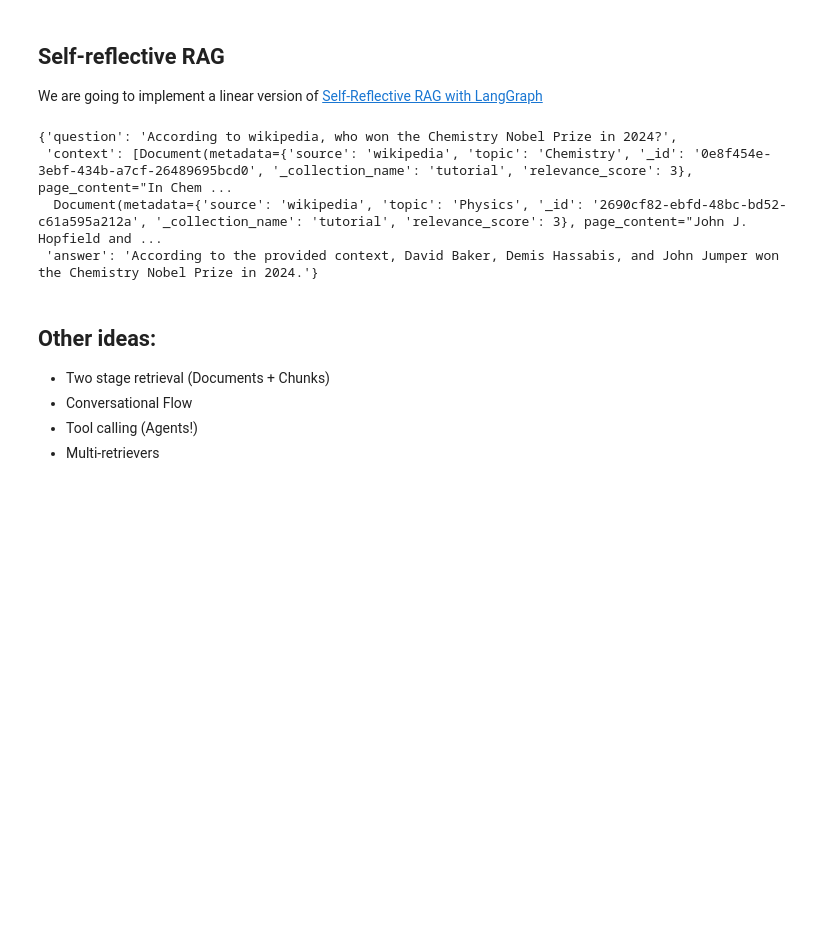
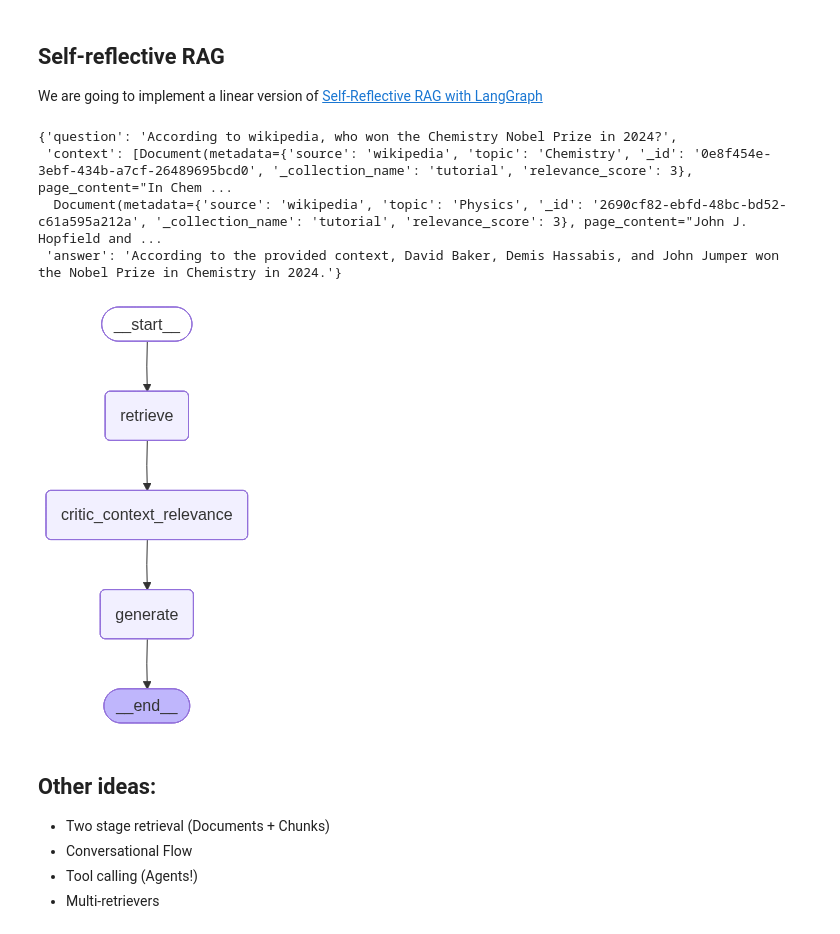
Before and after one commit to manualrg/dslab-rag-e2e, a Jupyter notebook: 06-rag-langgraph.ipynb, the cells around one changed output. Drawn from its saved outputs; the diff is of its cells as text; code cells hidden in the pictures; blank space fills up the shorter version.

```diff
--- a/06-rag-langgraph.ipynb
+++ b/06-rag-langgraph.ipynb
@@ -115,13 +118,16 @@ class State(TypedDict):
     question: str
     context: List[Document]
     answer: str
+    # messages
 
 def format_docs(docs):
     return "\n\n".join([d.page_content for d in docs])
 
 
 def retrieve(state: State):
-    retrieved_docs = vector_store.similarity_search(state["question"])
+    question = state["question"]
+    retrieved_docs = vector_store.similarity_search(question)  # List[Documents]
+
     return {"context": retrieved_docs}
 
 
@@ -130,9 +136,11 @@ def generate(state: State):
     context = state["context"]  # List(Documents)
     question = state["question"]
 
-    docs_content = format_docs(context)
+    docs_content = format_docs(context)  # str
     messages = prompt.invoke({"question": question, "context": docs_content})
     response = llm.invoke(messages)
+    # chain = prompt | llm | StrOutputParser
+    # chain.invoke(messages)
     return {"answer": response.content}
 
 
@@ -242,7 +250,6 @@ Ideas:
 
 We are going to implement a linear version of [Self-Reflective RAG with LangGraph](https://blog.langchain.com/agentic-rag-with-langgraph/)
 # %%
-
 def critic_context_relevance(state: State):
     contexts = state["context"]
     question = state["question"]
@@ -264,7 +271,11 @@ graph.invoke({"question": "According to wikipedia, who won the Chemistry Nobel P
 {'question': 'According to wikipedia, who won the Chemistry Nobel Prize in 2024?',
  'context': [Document(metadata={'source': 'wikipedia', 'topic': 'Chemistry', '_id': '0e8f454e-3ebf-434b-a7cf-26489695bcd0', '_collection_name': 'tutorial', 'relevance_score': 3}, page_content="In Chem ...
   Document(metadata={'source': 'wikipedia', 'topic': 'Physics', '_id': '2690cf82-ebfd-48bc-bd52-c61a595a212a', '_collection_name': 'tutorial', 'relevance_score': 3}, page_content="John J. Hopfield and ...
- 'answer': 'According to the provided context, David Baker, Demis Hassabis, and John Jumper won the Chemistry Nobel Prize in 2024.'}
+ 'answer': 'According to the provided context, David Baker, Demis Hassabis, and John Jumper won the Nobel Prize in Chemistry in 2024.'}
+# %%
+graph
+# %% [output]
+[figure, added]
 # %% [markdown]
 ## Other ideas:
 
```
Also changed, not shown: parts of 3 cells of this notebook, 1 other file.
